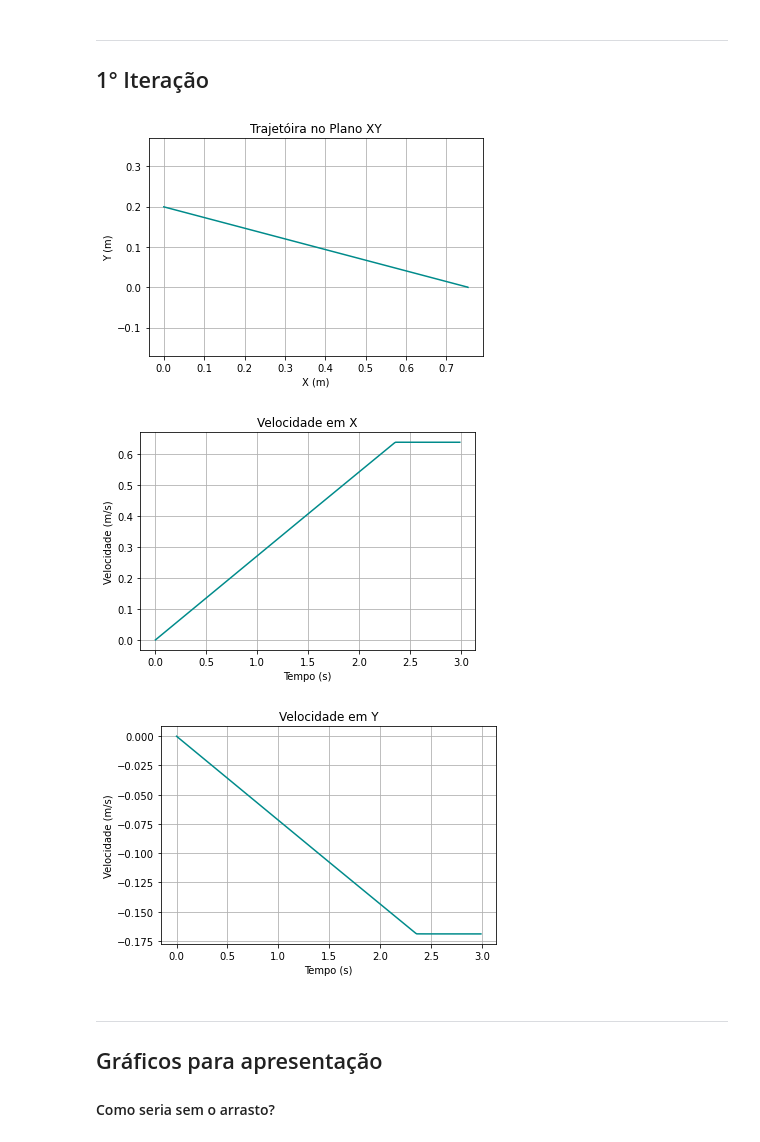
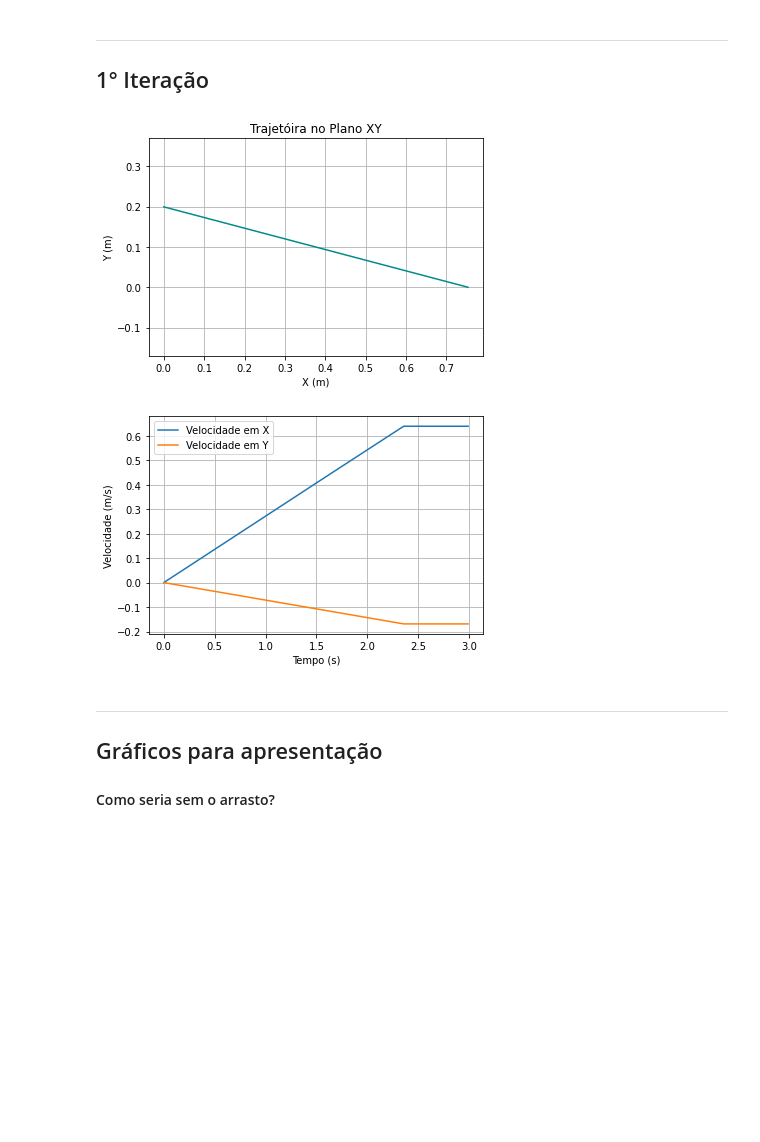
Before and after one commit to pedroivoal/Modsim-P3, a Jupyter notebook: Implementação/modelo.ipynb, the cells around one changed output. Drawn from its saved outputs; the diff is of its cells as text; code cells hidden in the pictures; blank space fills up the shorter version.

```diff
--- a/Implementação/modelo.ipynb
+++ b/Implementação/modelo.ipynb
@@ -77,50 +77,39 @@ def modelo1 (X, t, angle):
 L_t = np.arange(0, 3, 0.01)
 
 # Condições iniciais
 angle = 14.8
 x0 = [0, 0.78*sin(radians(angle)), 0, 0]
 
 # Resolução numérica
 r1 = odeint(modelo1, x0, L_t, args = (angle,))
 L_x1 = r1[:,0]
 L_y1 = r1[:,1]
 L_vx1 = r1[:,2]
 L_vy1 = r1[:,3]
 
 # Trajetória no plano XY
 planoXY1, ax = plt.subplots()
 plt.plot(L_x1, L_y1, 'darkcyan')
 plt.axis('equal')
 plt.title('Trajetóira no Plano XY')
 plt.xlabel('X (m)')
 plt.ylabel('Y (m)')
 plt.grid(True)
 plt.show()
 planoXY1.savefig('1.planoXY1.png',  format = 'png', dpi = 1200)
 
-# Velocidade em X
-velocidadeX1, ax = plt.subplots()
-plt.plot(L_t, L_vx1, 'darkcyan')
-plt.title('Velocidade em X')
+# Velocidade
+plt.plot(L_t, L_vx1, '', label = 'Velocidade em X')
+plt.plot(L_t, L_vy1, '', label = 'Velocidade em Y')
+plt.legend()
+plt.title('')
 plt.xlabel('Tempo (s)')
 plt.ylabel('Velocidade (m/s)')
 plt.grid(True)
 plt.show()
-velocidadeX1.savefig('2.velocidadeX1.png',  format = 'png', dpi = 1200)
-
-# Velocidade em Y
-velocidadeY1, ax = plt.subplots()
-plt.plot(L_t, L_vy1, 'darkcyan')
-plt.title('Velocidade em Y')
-plt.xlabel('Tempo (s)')
-plt.ylabel('Velocidade (m/s)')
-plt.grid(True)
-plt.show()
-velocidadeY1.savefig('3.velocidadeY1.png',  format = 'png', dpi = 1200)
 # %% [output]
 [figure]
-[figure, old version]
+[figure, new version]
-[figure, removed]
 # %% [markdown]
 ----
 ## Gráficos para apresentação
```
Also changed, not shown: parts of 1 cell of this notebook, 1 other file.
